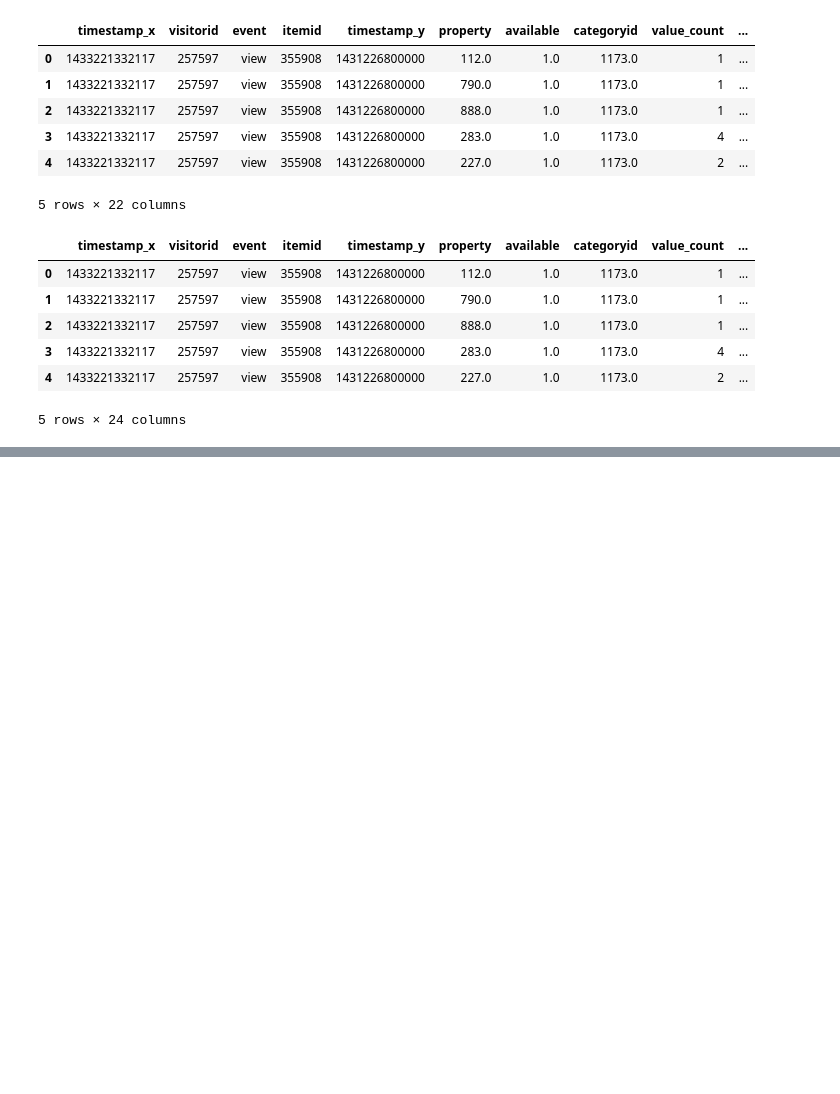
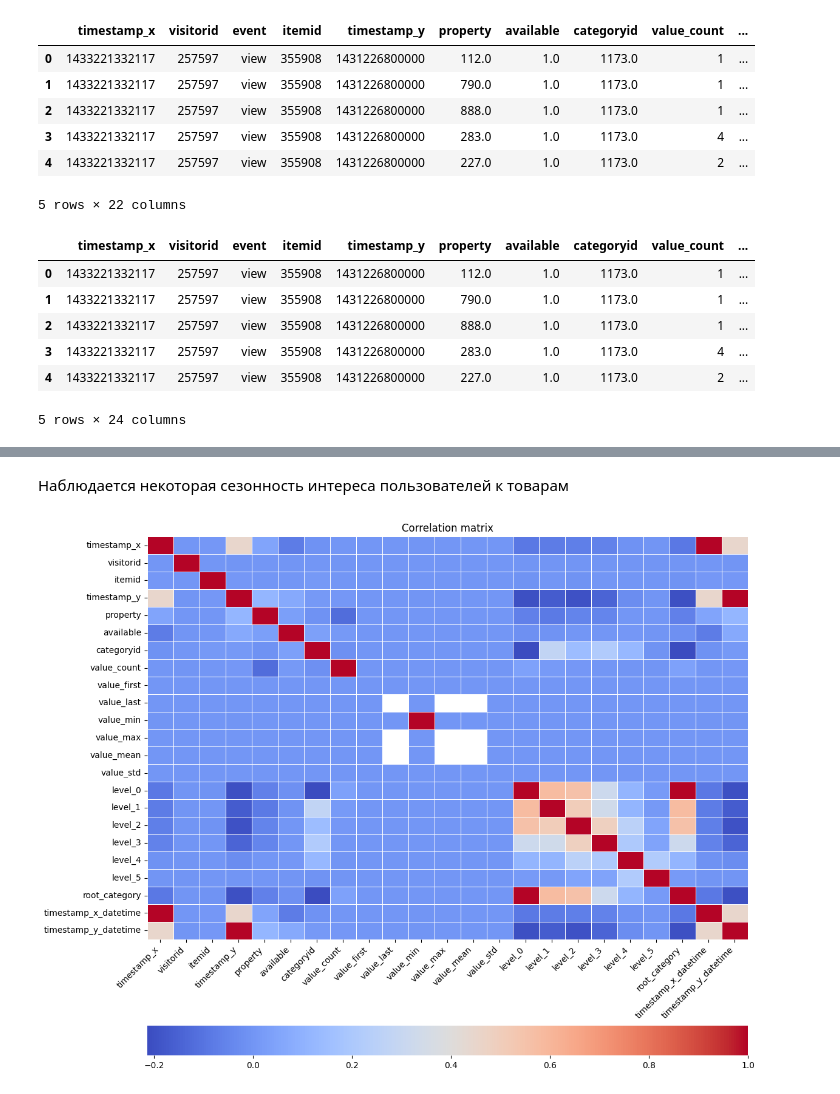
Before and after one commit to Yoshigonnawin/mle-pr-final, a Jupyter notebook: EDA_2_1.ipynb, the cells around one changed output, grey strips where cells are left out. Saved outputs shown, nothing was run; the diff lists cells and outputs as text; code cells hidden in the pictures; blank space fills up the shorter version.

```diff
--- a/EDA_2_1.ipynb
+++ b/EDA_2_1.ipynb
@@ -997,0 +1046,23 @@ timestamp_y_datetime 0
+# %% [markdown]
+Наблюдается некоторая сезонность интереса пользователей к товарам
+# %%
+numeric_cols = dataset_rw.select_dtypes(include=["number"]).columns
+numeric_cols = numeric_cols.tolist() + ["timestamp_x_datetime", "timestamp_y_datetime"]
+
+corr = dataset_rw[numeric_cols].corr()
+plt.figure(figsize=(12, 10))
+sns.heatmap(
+    corr,
+    cmap="coolwarm",
+    linewidths=0.5,
+    annot=False,
+    cbar_kws={"orientation": "horizontal"},
+)
+plt.title("Correlation matrix")
+plt.tight_layout()
+
+for tick in plt.gca().get_xticklabels():
+    tick.set_rotation(45)
+    tick.set_ha("right")
+# %% [output]
+[figure, added]
```
Also changed, not shown: parts of 13 cells of this notebook, 1 other file.
